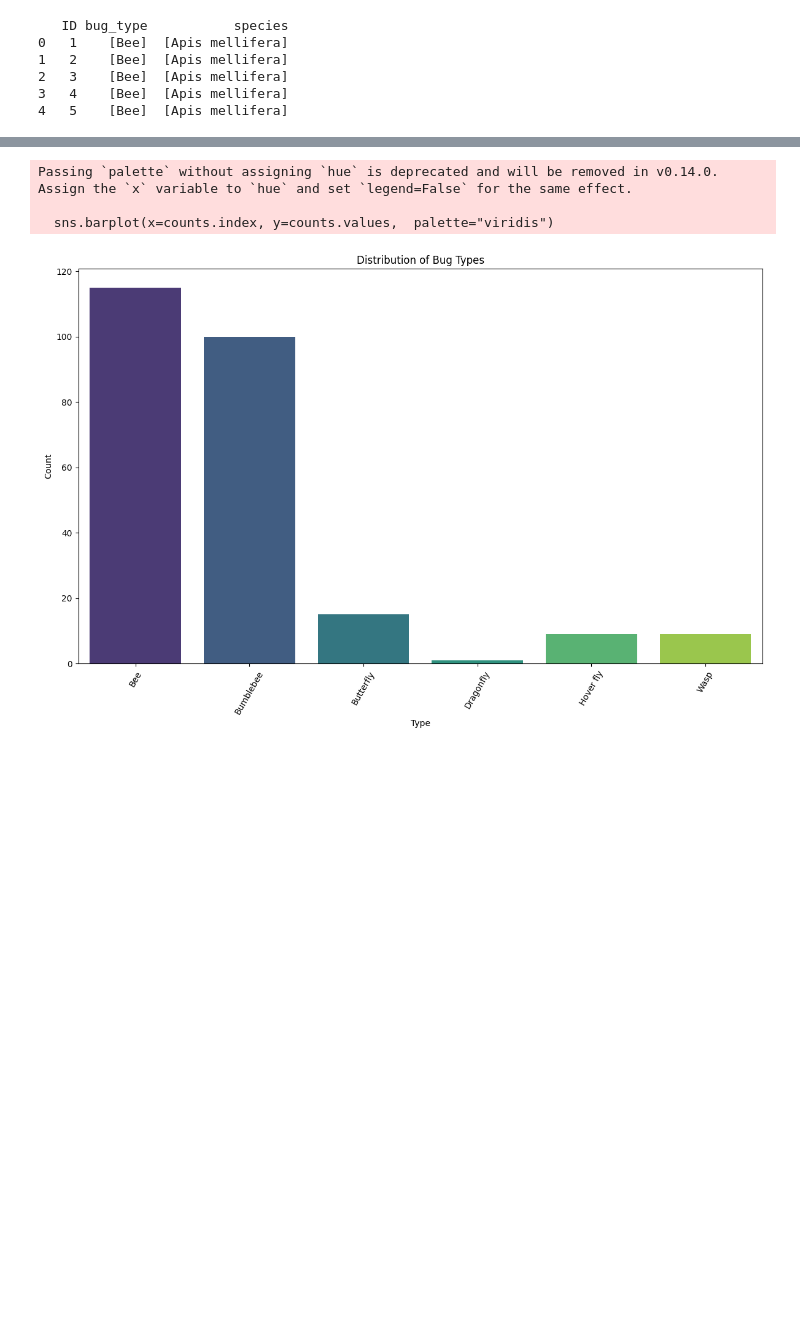
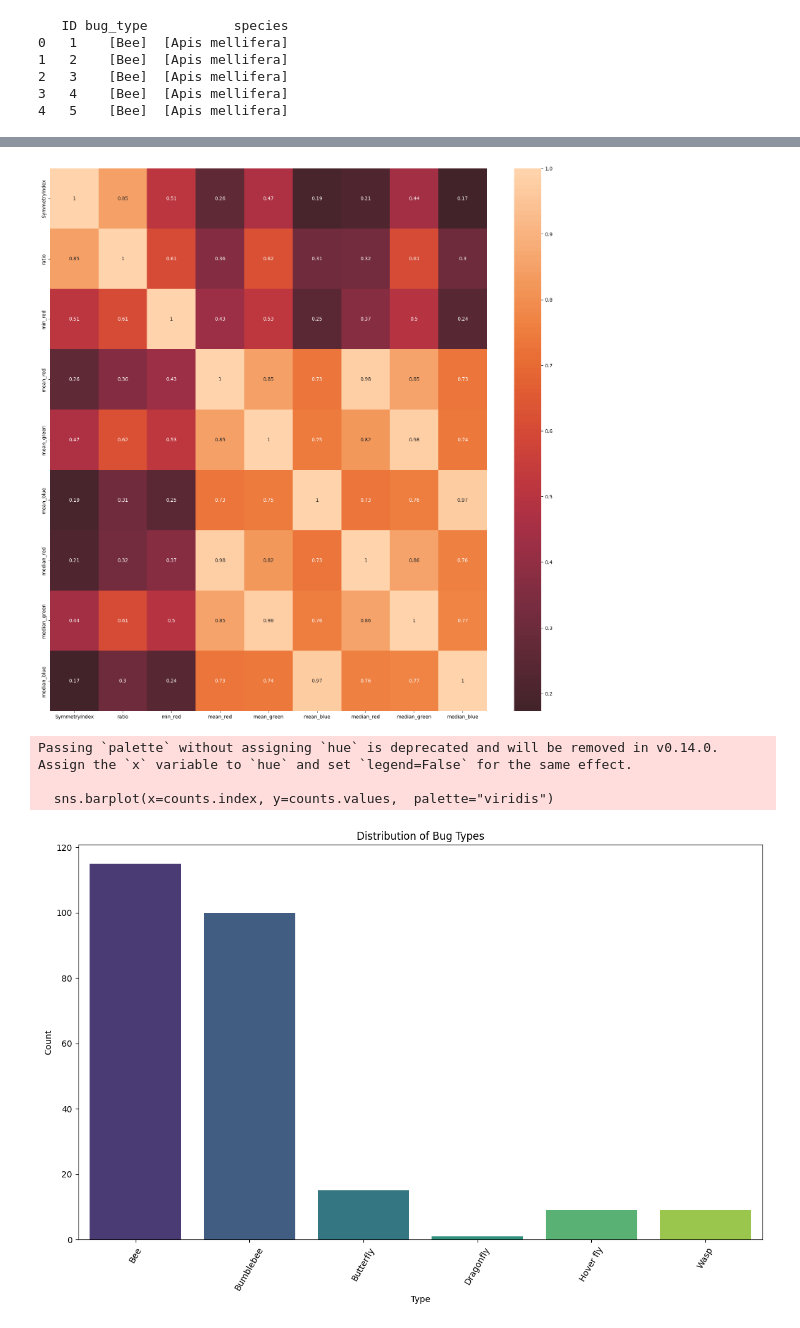
Before and after one commit to zelinze/ToBeeOrNotToBee, a Jupyter notebook: data_visualization.ipynb, the cells around one changed output, grey strips where cells are left out. Saved outputs shown, nothing was run; the diff lists cells and outputs as text; code cells hidden in the pictures; blank space fills up the shorter version.

```diff
--- a/data_visualization.ipynb
+++ b/data_visualization.ipynb
@@ -90,3 +121,11 @@ all_data_df = pd.concat([classif_df.drop(columns=['bug_type', 'species']), bug_t
+# %%
+corr_matrix2 = features_df.corr()
+
+fig,axes = plt.subplots(figsize=(20,20))
+sns.heatmap(corr_matrix2,annot=True,center=0)
+plt.show()
+# %% [output]
+[figure, added]
 # %%
 # 可视化分布
 def plot_distribution(data, title):
```
Also changed, not shown: parts of 8 cells of this notebook, 6 other files.
